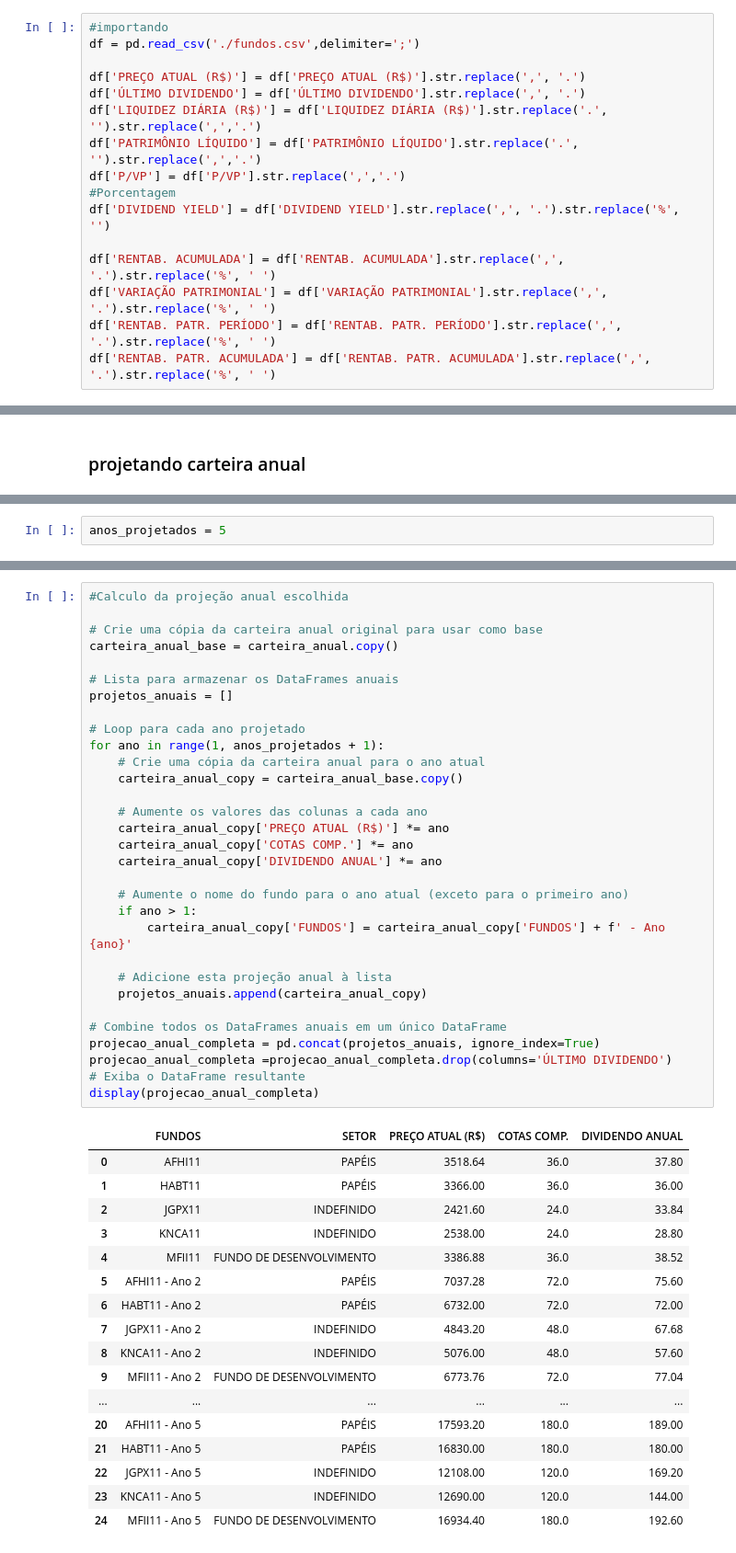
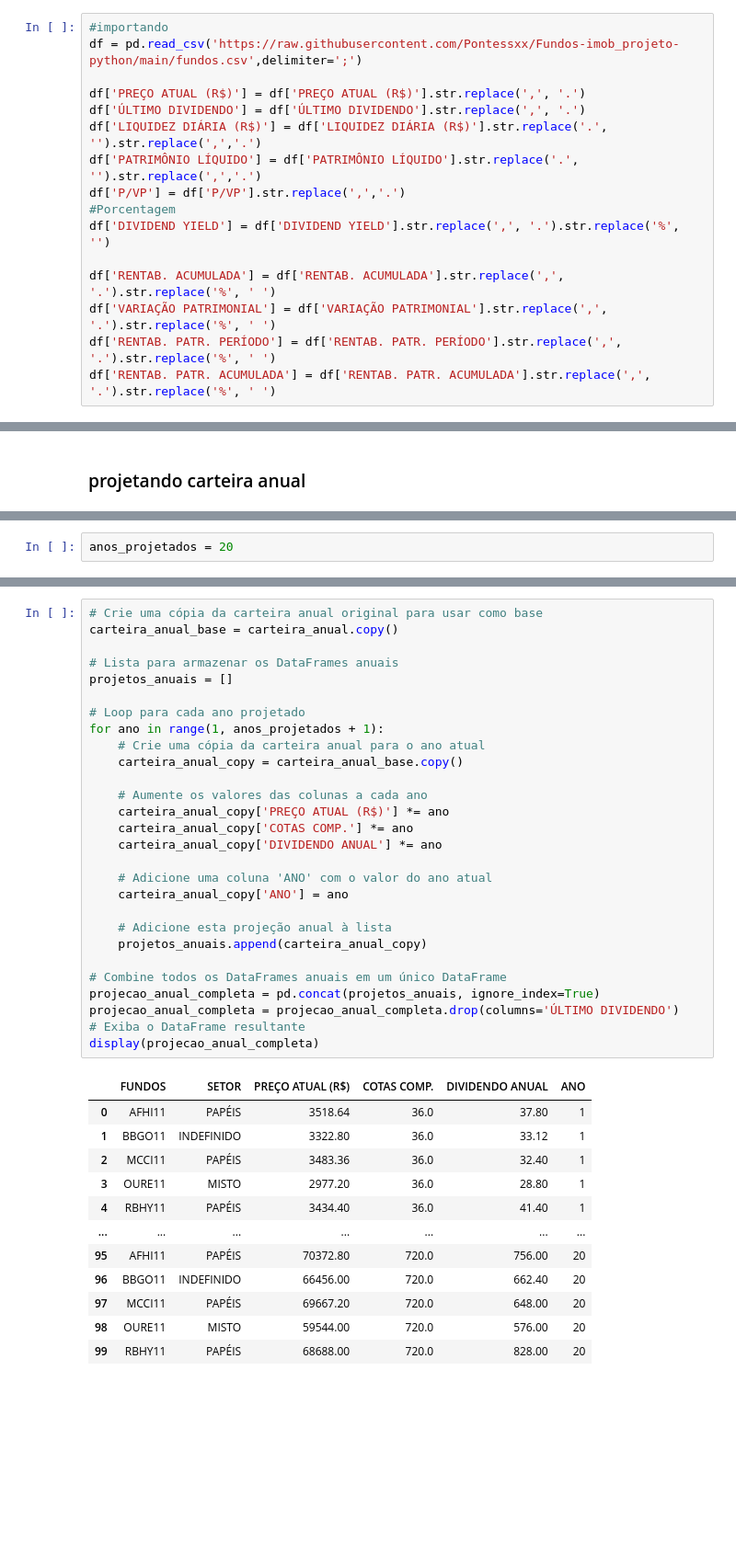
Before and after one commit to Pontessxx/Fundos-imob_projeto-python, a Jupyter notebook: machineLearning.ipynb, the cells around one changed output, grey strips where cells are left out. Shown at 92% size. Drawn from its saved outputs; the diff is of its cells as text; blank space fills up the shorter version.

```diff
--- a/machineLearning.ipynb
+++ b/machineLearning.ipynb
@@ -26,7 +26,7 @@ import itertools
 ### importando e analizando os dados
 # %%
 #importando
-df = pd.read_csv('./fundos.csv',delimiter=';')
+df = pd.read_csv('https://raw.githubusercontent.com/Pontessxx/Fundos-imob_projeto-python/main/fundos.csv',delimiter=';')
 
 df['PREÇO ATUAL (R$)'] = df['PREÇO ATUAL (R$)'].str.replace(',', '.')
 df['ÚLTIMO DIVIDENDO'] = df['ÚLTIMO DIVIDENDO'].str.replace(',', '.')
@@ -419,5 +434,5 @@ DIVIDENDO: R$ 174.96
 # %%
-anos_projetados = 5
+anos_projetados = 20
 # %%
 #Valor e dividendo para os anos selecionados
 valor_aplicado_anual = valor_aplicado_anual * anos_projetados
@@ -429,49 +444,41 @@ DIVIDENDO: R$ 874.8000000000001
 # %%
-#Calculo da projeção anual escolhida
-
 # Crie uma cópia da carteira anual original para usar como base
 carteira_anual_base = carteira_anual.copy()
 
 # Lista para armazenar os DataFrames anuais
 projetos_anuais = []
 
 # Loop para cada ano projetado
 for ano in range(1, anos_projetados + 1):
     # Crie uma cópia da carteira anual para o ano atual
     carteira_anual_copy = carteira_anual_base.copy()
 
     # Aumente os valores das colunas a cada ano
     carteira_anual_copy['PREÇO ATUAL (R$)'] *= ano
     carteira_anual_copy['COTAS COMP.'] *= ano
     carteira_anual_copy['DIVIDENDO ANUAL'] *= ano
 
-    # Aumente o nome do fundo para o ano atual (exceto para o primeiro ano)
-    if ano > 1:
-        carteira_anual_copy['FUNDOS'] = carteira_anual_copy['FUNDOS'] + f' - Ano {ano}'
+    # Adicione uma coluna 'ANO' com o valor do ano atual
+    carteira_anual_copy['ANO'] = ano
 
     # Adicione esta projeção anual à lista
     projetos_anuais.append(carteira_anual_copy)
 
 # Combine todos os DataFrames anuais em um único DataFrame
 projecao_anual_completa = pd.concat(projetos_anuais, ignore_index=True)
-projecao_anual_completa =projecao_anual_completa.drop(columns='ÚLTIMO DIVIDENDO')
+projecao_anual_completa = projecao_anual_completa.drop(columns='ÚLTIMO DIVIDENDO')
 # Exiba o DataFrame resultante
 display(projecao_anual_completa)
 # %% [output]
-|  | FUNDOS | SETOR | PREÇO ATUAL (R$) | COTAS COMP. | DIVIDENDO ANUAL |
-| 0 | AFHI11 | PAPÉIS | 3518.64 | 36.0 | 37.80 |
-| 1 | HABT11 | PAPÉIS | 3366.00 | 36.0 | 36.00 |
-| 2 | JGPX11 | INDEFINIDO | 2421.60 | 24.0 | 33.84 |
-| 3 | KNCA11 | INDEFINIDO | 2538.00 | 24.0 | 28.80 |
-| 4 | MFII11 | FUNDO DE DESENVOLVIMENTO | 3386.88 | 36.0 | 38.52 |
-| 5 | AFHI11 - Ano 2 | PAPÉIS | 7037.28 | 72.0 | 75.60 |
-| 6 | HABT11 - Ano 2 | PAPÉIS | 6732.00 | 72.0 | 72.00 |
-| 7 | JGPX11 - Ano 2 | INDEFINIDO | 4843.20 | 48.0 | 67.68 |
-| 8 | KNCA11 - Ano 2 | INDEFINIDO | 5076.00 | 48.0 | 57.60 |
-| 9 | MFII11 - Ano 2 | FUNDO DE DESENVOLVIMENTO | 6773.76 | 72.0 | 77.04 |
-| ... | ... | ... | ... | ... | ... |
-| 20 | AFHI11 - Ano 5 | PAPÉIS | 17593.20 | 180.0 | 189.00 |
-| 21 | HABT11 - Ano 5 | PAPÉIS | 16830.00 | 180.0 | 180.00 |
-| 22 | JGPX11 - Ano 5 | INDEFINIDO | 12108.00 | 120.0 | 169.20 |
-| 23 | KNCA11 - Ano 5 | INDEFINIDO | 12690.00 | 120.0 | 144.00 |
-| 24 | MFII11 - Ano 5 | FUNDO DE DESENVOLVIMENTO | 16934.40 | 180.0 | 192.60 |
+|  | FUNDOS | SETOR | PREÇO ATUAL (R$) | COTAS COMP. | DIVIDENDO ANUAL | ANO |
+| 0 | AFHI11 | PAPÉIS | 3518.64 | 36.0 | 37.80 | 1 |
+| 1 | BBGO11 | INDEFINIDO | 3322.80 | 36.0 | 33.12 | 1 |
+| 2 | MCCI11 | PAPÉIS | 3483.36 | 36.0 | 32.40 | 1 |
+| 3 | OURE11 | MISTO | 2977.20 | 36.0 | 28.80 | 1 |
+| 4 | RBHY11 | PAPÉIS | 3434.40 | 36.0 | 41.40 | 1 |
+| ... | ... | ... | ... | ... | ... | ... |
+| 95 | AFHI11 | PAPÉIS | 70372.80 | 720.0 | 756.00 | 20 |
+| 96 | BBGO11 | INDEFINIDO | 66456.00 | 720.0 | 662.40 | 20 |
+| 97 | MCCI11 | PAPÉIS | 69667.20 | 720.0 | 648.00 | 20 |
+| 98 | OURE11 | MISTO | 59544.00 | 720.0 | 576.00 | 20 |
+| 99 | RBHY11 | PAPÉIS | 68688.00 | 720.0 | 828.00 | 20 |
```
Also changed, not shown: parts of 18 cells of this notebook.
